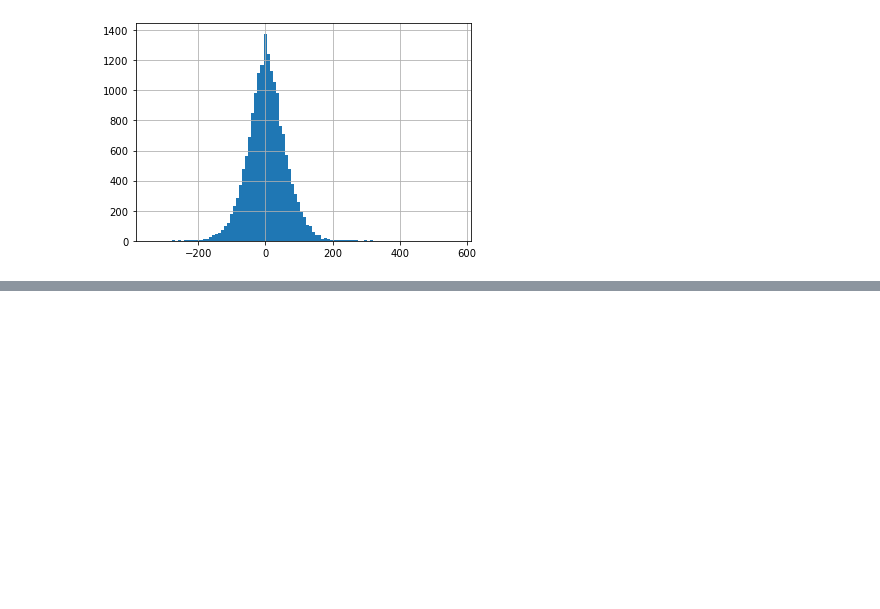
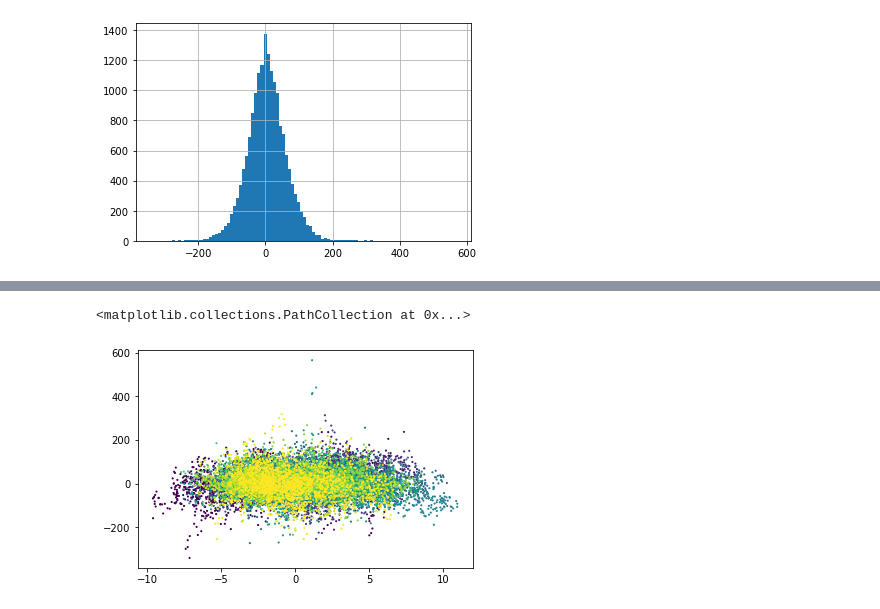
Before and after one commit to camilo-s/Aufgabe, a Jupyter notebook: aufgabe_draft.ipynb, the cells around one changed output, grey strips where cells are left out. Cells and saved outputs as stored; diff of their text form; code cells hidden in the pictures; blank space fills up the shorter version.

```diff
--- a/aufgabe_draft.ipynb
+++ b/aufgabe_draft.ipynb
@@ -672,0 +900,2 @@ dev_2017_half['quantity'].hist(bins=100)
+# %%
+temp_hist_noleap = temp_hist[~temp_hist.index.str.contains('02-29', regex=False)]
@@ -672,0 +919,2 @@ dev_2017_half['quantity'].hist(bins=100)
+# %%
+temp_hist_noleap['not_a_timestamp'] = pd.to_datetime('2017-'+temp_hist_noleap.index)
@@ -672,0 +927,2 @@ dev_2017_half['quantity'].hist(bins=100)
+# %%
+temp_hist_noleap.set_index('not_a_timestamp', inplace=True, drop=True)
@@ -672,0 +961,2 @@ dev_2017_half['quantity'].hist(bins=100)
+# %%
+temp_2017['deviation']=temp_2017['stationwise-mean']-temp_hist_noleap['stationwise-mean']
@@ -672,0 +980,5 @@ dev_2017_half['quantity'].hist(bins=100)
+# %%
+plt.scatter(temp_2017['deviation'], dev_2017_half['quantity'], s=5, c=paris_temp.index.month, marker='.')
+# %% [output]
+<matplotlib.collections.PathCollection at 0x...>
+[figure, added]
```
Also changed, not shown: parts of 31 cells of this notebook.
